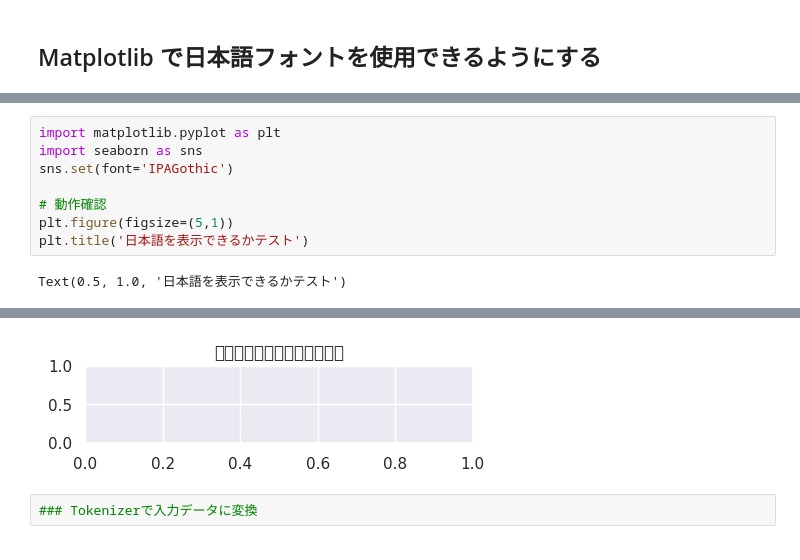
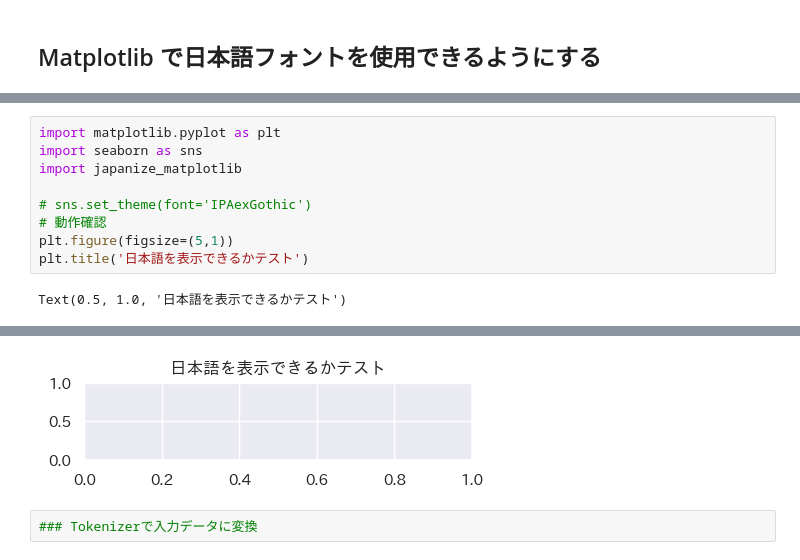
Before and after one commit to Kynea0b/notebooks, a Jupyter notebook: inference_used_models/sentiment_analysis_huggingface+wrime.ipynb, the cells around one changed output, grey strips where cells are left out. Saved outputs shown, nothing was run; the diff lists cells and outputs as text.

```diff
--- a/inference_used_models/sentiment_analysis_huggingface+wrime.ipynb
+++ b/inference_used_models/sentiment_analysis_huggingface+wrime.ipynb
@@ -94,8 +103,9 @@ rm: cannot remove '/root/.cache/matplotlib/fontlist-v310.json': No such file or
 # %%
 import matplotlib.pyplot as plt
 import seaborn as sns
-sns.set(font='IPAGothic')
+import japanize_matplotlib
 
+# sns.set_theme(font='IPAexGothic')
 # 動作確認
 plt.figure(figsize=(5,1))
 plt.title('日本語を表示できるかテスト')
@@ -121,4 +114,4 @@ WARNING:matplotlib.font_manager:findfont: Font family 'IPAGothic' not found.
-[figure, old version]
+[figure, new version]
 # %%
 ### Tokenizerで入力データに変換
 # %%
```
Also changed, not shown: parts of 6 cells of this notebook.
